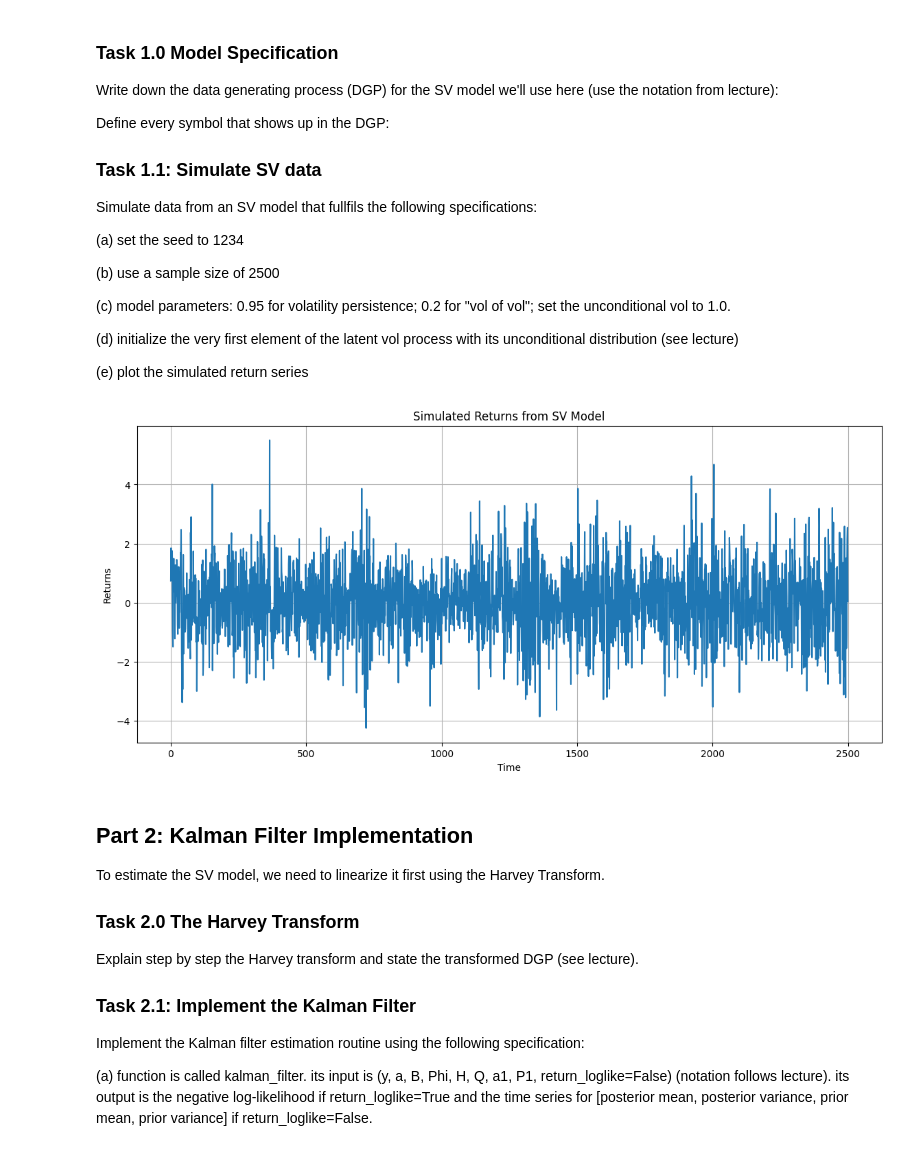
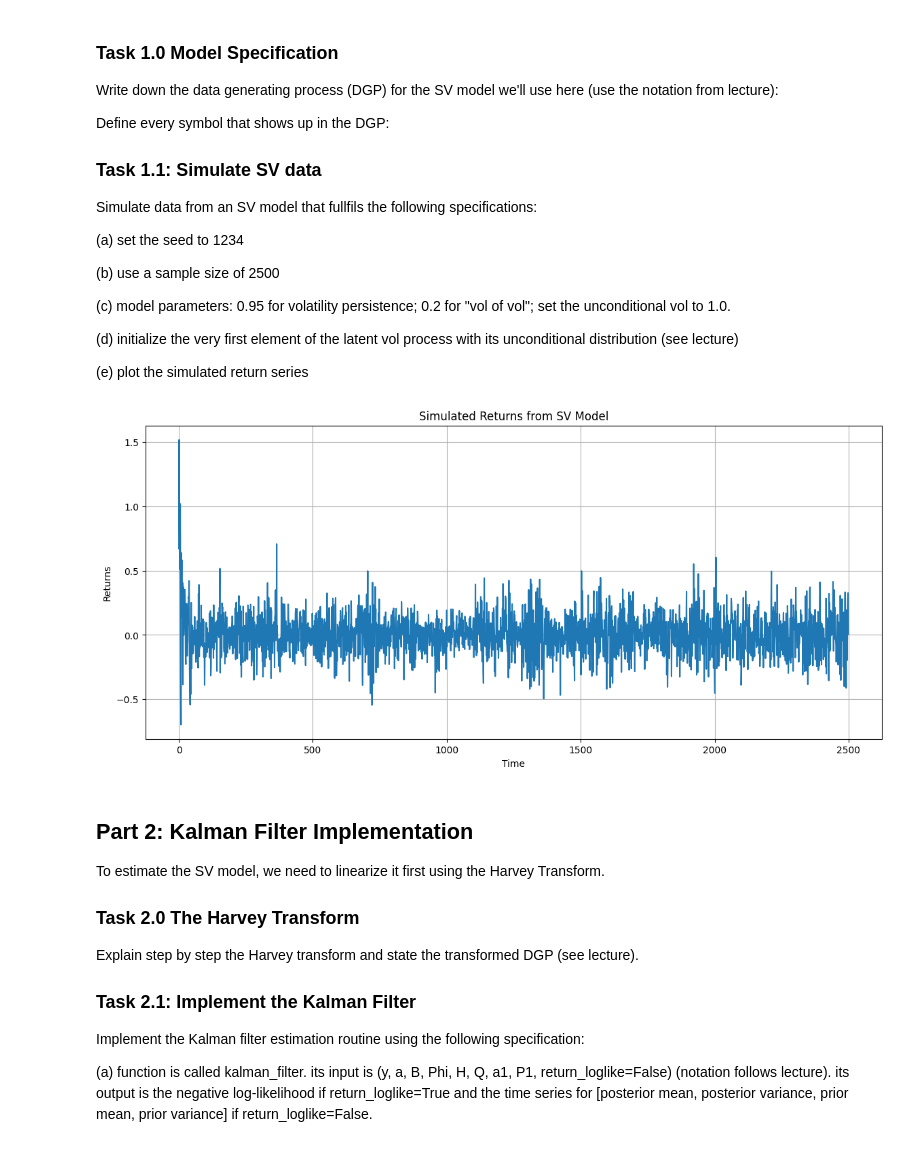
Before and after one commit to joseManuelAyala/2GradedProblemSet, a Jupyter notebook: KF_ProblemSet_Student_MUSparsity.ipynb, the cells around one changed output. Drawn from its saved outputs; the diff is of its cells as text; code cells hidden in the pictures.

```diff
--- a/KF_ProblemSet_Student_MUSparsity.ipynb
+++ b/KF_ProblemSet_Student_MUSparsity.ipynb
@@ -52,19 +56,43 @@ Simulate data from an SV model that fullfils the following specifications:
 (d) initialize the very first element of the latent vol process with its unconditional distribution (see lecture)
 
 (e) plot the simulated return series
-# %%
-import matplotlib.pyplot as plt
-
-# Plot the simulated returns
-plt.figure(figsize=(14, 6))
-plt.plot(r)
-plt.title('Simulated Returns from SV Model')
-plt.xlabel('Time')
-plt.ylabel('Returns')
-plt.grid(True)
-plt.show()
-# %% [output]
-[figure, removed]
+# %%
+import numpy as np
+import matplotlib.pyplot as plt
+
+# Fix seed for our test-case
+np.random.seed(1234)
+T = 2500
+
+# Define SV parameters
+volatility_persistence= 0.95
+vol_vol = 0.2
+vol = - (vol_vol ** 2) / (2 * (1 - volatility_persistence ** 2))
+
+# Array for hidden volatility values (log-volatility)
+h_true = np.zeros(T)
+
+# Start from the stationary distribution of the AR(1)
+h_true[0] = np.random.normal(loc=vol, scale=vol_vol / np.sqrt(1 - volatility_persistence ** 2))
+
+for t in range(1, T):
+    h_true[t] = vol + volatility_persistence * h_true[t - 1] + np.random.normal(0, vol_vol)
+
+# Returns (mean zero)
+
+xi = np.random.normal(0, 1, T)
+r = np.exp(0.5 * h_true) * xi
+
+# Plot the simulated returns
+plt.figure(figsize=(14, 6))
+plt.plot(r)
+plt.title('Simulated Returns from SV Model')
+plt.xlabel('Time')
+plt.ylabel('Returns')
+plt.grid(True)
+plt.show()
+# %% [output]
+[figure, added]
 # %% [markdown]
 ## Part 2: Kalman Filter Implementation
 
```
Also changed, not shown: parts of 1 cell of this notebook, 2 other files.
